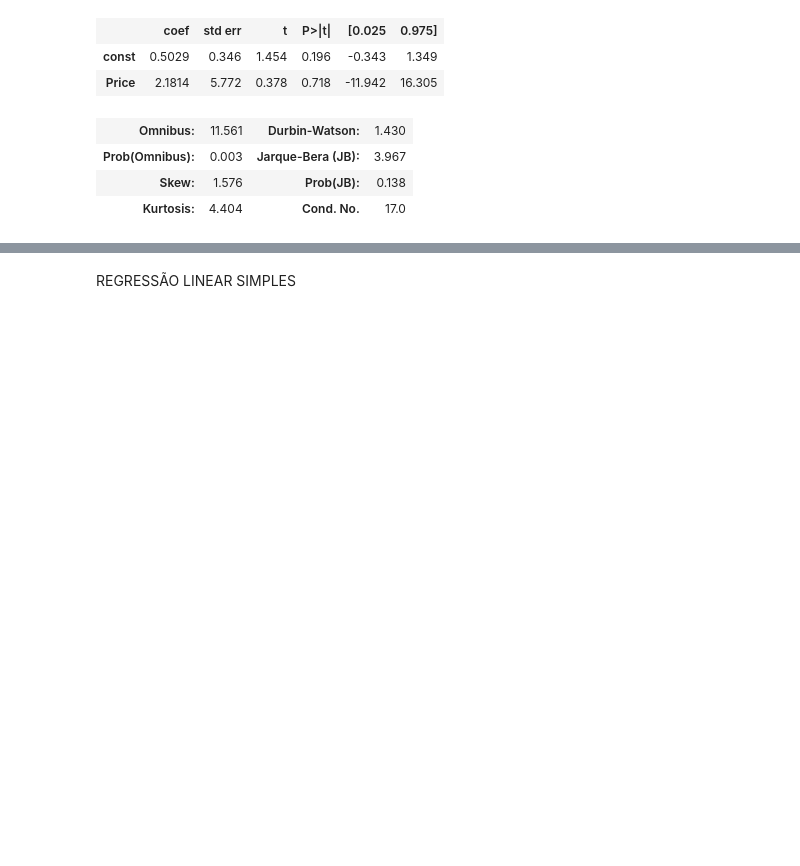
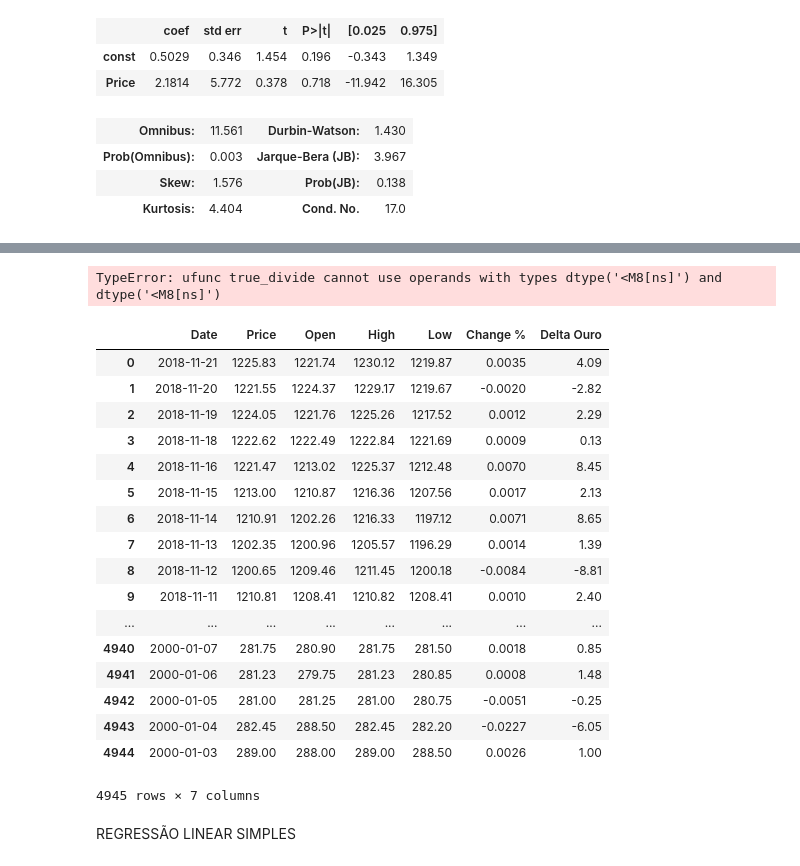
Before and after one commit to lucasmuchaluat/PROJETO-3---CIENCIA-DOS-DADOS, a Jupyter notebook: Crypto_Currency_Projeto_3.ipynb, the cells around one changed output, grey strips where cells are left out. Drawn from its saved outputs; the diff is of its cells as text; code cells hidden in the pictures; blank space fills up the shorter version.

```diff
--- a/Crypto_Currency_Projeto_3.ipynb
+++ b/Crypto_Currency_Projeto_3.ipynb
@@ -444,3 +488,32 @@ plt.ylabel("y: gold delta");
+# %%
+Ouro_Diario = pd.DataFrame({'Date':pd.date_range('2013-05-01', '2018-11-01', freq='1d')})
+#Ouro_Diario.set_index('Date',inplace = True)
+Ouro_Diario = Ouro_Diario.join(OuroIndex['Price'])
+Ouro_Diario = Ouro_Diario.pct_change().dropna()
+Ouro_Diario.head()
+# %% [output]
+TypeError: ufunc true_divide cannot use operands with types dtype('<M8[ns]') and dtype('<M8[ns]')
+# %%
+Ouro.reset_index()
+# %% [output]
+|  | Date | Price | Open | High | Low | Change % | Delta Ouro |
+| 0 | 2018-11-21 | 1225.83 | 1221.74 | 1230.12 | 1219.87 | 0.0035 | 4.09 |
+| 1 | 2018-11-20 | 1221.55 | 1224.37 | 1229.17 | 1219.67 | -0.0020 | -2.82 |
+| 2 | 2018-11-19 | 1224.05 | 1221.76 | 1225.26 | 1217.52 | 0.0012 | 2.29 |
+| 3 | 2018-11-18 | 1222.62 | 1222.49 | 1222.84 | 1221.69 | 0.0009 | 0.13 |
+| 4 | 2018-11-16 | 1221.47 | 1213.02 | 1225.37 | 1212.48 | 0.0070 | 8.45 |
+| 5 | 2018-11-15 | 1213.00 | 1210.87 | 1216.36 | 1207.56 | 0.0017 | 2.13 |
+| 6 | 2018-11-14 | 1210.91 | 1202.26 | 1216.33 | 1197.12 | 0.0071 | 8.65 |
+| 7 | 2018-11-13 | 1202.35 | 1200.96 | 1205.57 | 1196.29 | 0.0014 | 1.39 |
+| 8 | 2018-11-12 | 1200.65 | 1209.46 | 1211.45 | 1200.18 | -0.0084 | -8.81 |
+| 9 | 2018-11-11 | 1210.81 | 1208.41 | 1210.82 | 1208.41 | 0.0010 | 2.40 |
+| ... | ... | ... | ... | ... | ... | ... | ... |
+| 4940 | 2000-01-07 | 281.75 | 280.90 | 281.75 | 281.50 | 0.0018 | 0.85 |
+| 4941 | 2000-01-06 | 281.23 | 279.75 | 281.23 | 280.85 | 0.0008 | 1.48 |
+| 4942 | 2000-01-05 | 281.00 | 281.25 | 281.00 | 280.75 | -0.0051 | -0.25 |
+| 4943 | 2000-01-04 | 282.45 | 288.50 | 282.45 | 282.20 | -0.0227 | -6.05 |
+| 4944 | 2000-01-03 | 289.00 | 288.00 | 289.00 | 288.50 | 0.0026 | 1.00 |
+4945 rows × 7 columns
 # %% [markdown]
 REGRESSÃO LINEAR SIMPLES
 # %%
```
Also changed, not shown: parts of 4 cells of this notebook.
